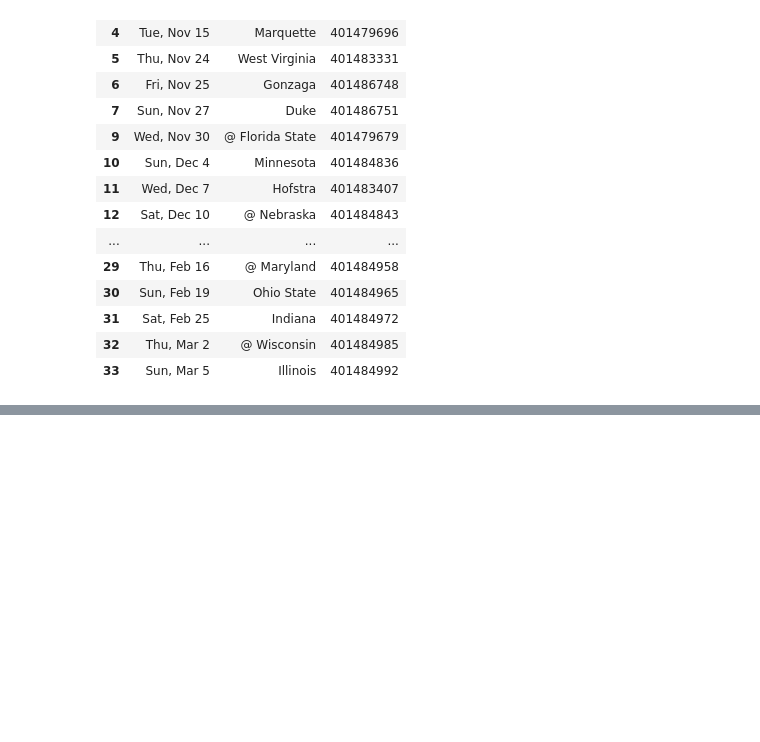
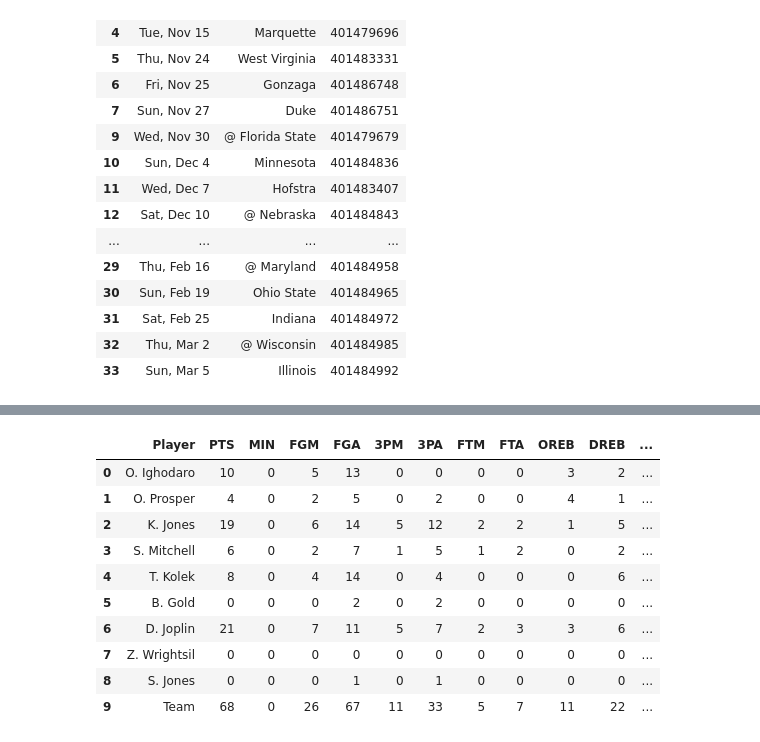
Before and after one commit to fmathews11/CBB_2023, a Jupyter notebook: during_game_notebook.ipynb, the cells around one changed output, grey strips where cells are left out. Saved outputs shown, nothing was run; the diff lists cells and outputs as text; code cells hidden in the pictures; blank space fills up the shorter version.

Commit message:
cleaning function in place, need to fix error

```diff
--- a/during_game_notebook.ipynb
+++ b/during_game_notebook.ipynb
@@ -55,0 +105,9 @@ create_home_and_away_simple_dataframe(401486751,disp=True)
+# %%
+game_id = 401479696
+url = f'https://www.espn.com/mens-college-basketball/boxscore/_/gameId/{game_id}'
+r = requests.get(url)
+soup = BeautifulSoup(r.content,'lxml')
+
+if r.status_code != 200:
+
+    raise Exception("Possibly invalid game_id.  Request did not return status code 200")
@@ -55,0 +170,85 @@ create_home_and_away_simple_dataframe(401486751,disp=True)
+# %%
+convert_dict = {'MIN':int,
+               'OREB':int,
+               'DREB':int,
+               'REB':int,
+               'AST':int,
+               'STL':int,
+               'BLK':int,
+               'TO':int,
+               'PF':int,
+               'PTS':int,
+               'FGM':int,
+               'FGA':int,
+               '3PM':int,
+               '3PA':int,
+               'FTM':int,
+               'FTA':int}
+col_order = ['Player',
+                 'PTS',
+                 'MIN',
+                 'FGM',
+                 'FGA',
+                 '3PM',
+                 '3PA',
+                 'FTM',
+                 'FTA',
+                 'OREB',
+                 'DREB',
+                 'REB',
+                 'AST',
+                 'STL',
+                 'BLK',
+                 'TO',
+                 'PF',
+                 'PTS/FGA',
+                 'Position']
+
+# Creatimg a copy of the DataFrame and adding the stats which I track
+df = away_df.copy()
+df['FGM'] = [i[0] for i in df.FG.str.split('-')]
+df['FGA'] = [i[1] for i in df.FG.str.split('-')]
+df['3PM'] = [i[0] for i in df['3PT'].str.split('-')]
+df['3PA'] = [i[1] for i in df['3PT'].str.split('-')]
+df['FTM'] = [i[0] for i in df.FT.str.split('-')]
+df['FTA'] = [i[1] for i in df.FT.str.split('-')]
+
+# Filling empty minutes with zeroes.  They show up in different data formats
+if type(df.MIN[0]) == str:
+      df.MIN = 0
+
+# Converting datatypes before calculations
+df = df.astype(convert_dict)
+df['PTS/FGA'] = round((df.PTS/df.FGA),2).fillna(0)
+df = df.append(df.sum(numeric_only = True),ignore_index = True)
+
+# Manually creating a new row
+# Assigning 'team' to the player and "" to the position.  This is where the aggregates will live
+last_row = len(df) - 1
+df = df[col_order]
+df.iloc[last_row,0] = 'Team'
+df.iloc[last_row,17] = ""
+
+# Converting to integer where possible
+for col in df.columns:
+    try:
+        df[col] = df[col].astype(int)
+    except ValueError as e:
+        continue
+
+# Every now and again, I'm left with residual NaNs, filling those
+df = df.fillna("")
+
+df
+# %% [output]
+|  | Player | PTS | MIN | FGM | FGA | 3PM | 3PA | FTM | FTA | OREB | DREB | ... |
+| 0 | O. Ighodaro | 10 | 0 | 5 | 13 | 0 | 0 | 0 | 0 | 3 | 2 | ... |
+| 1 | O. Prosper | 4 | 0 | 2 | 5 | 0 | 2 | 0 | 0 | 4 | 1 | ... |
+| 2 | K. Jones | 19 | 0 | 6 | 14 | 5 | 12 | 2 | 2 | 1 | 5 | ... |
+| 3 | S. Mitchell | 6 | 0 | 2 | 7 | 1 | 5 | 1 | 2 | 0 | 2 | ... |
+| 4 | T. Kolek | 8 | 0 | 4 | 14 | 0 | 4 | 0 | 0 | 0 | 6 | ... |
+| 5 | B. Gold | 0 | 0 | 0 | 2 | 0 | 2 | 0 | 0 | 0 | 0 | ... |
+| 6 | D. Joplin | 21 | 0 | 7 | 11 | 5 | 7 | 2 | 3 | 3 | 6 | ... |
+| 7 | Z. Wrightsil | 0 | 0 | 0 | 0 | 0 | 0 | 0 | 0 | 0 | 0 | ... |
+| 8 | S. Jones | 0 | 0 | 0 | 1 | 0 | 1 | 0 | 0 | 0 | 0 | ... |
+| 9 | Team | 68 | 0 | 26 | 67 | 11 | 33 | 5 | 7 | 11 | 22 | ... |
```
Also changed, not shown: parts of 6 cells of this notebook, 1 other file.
